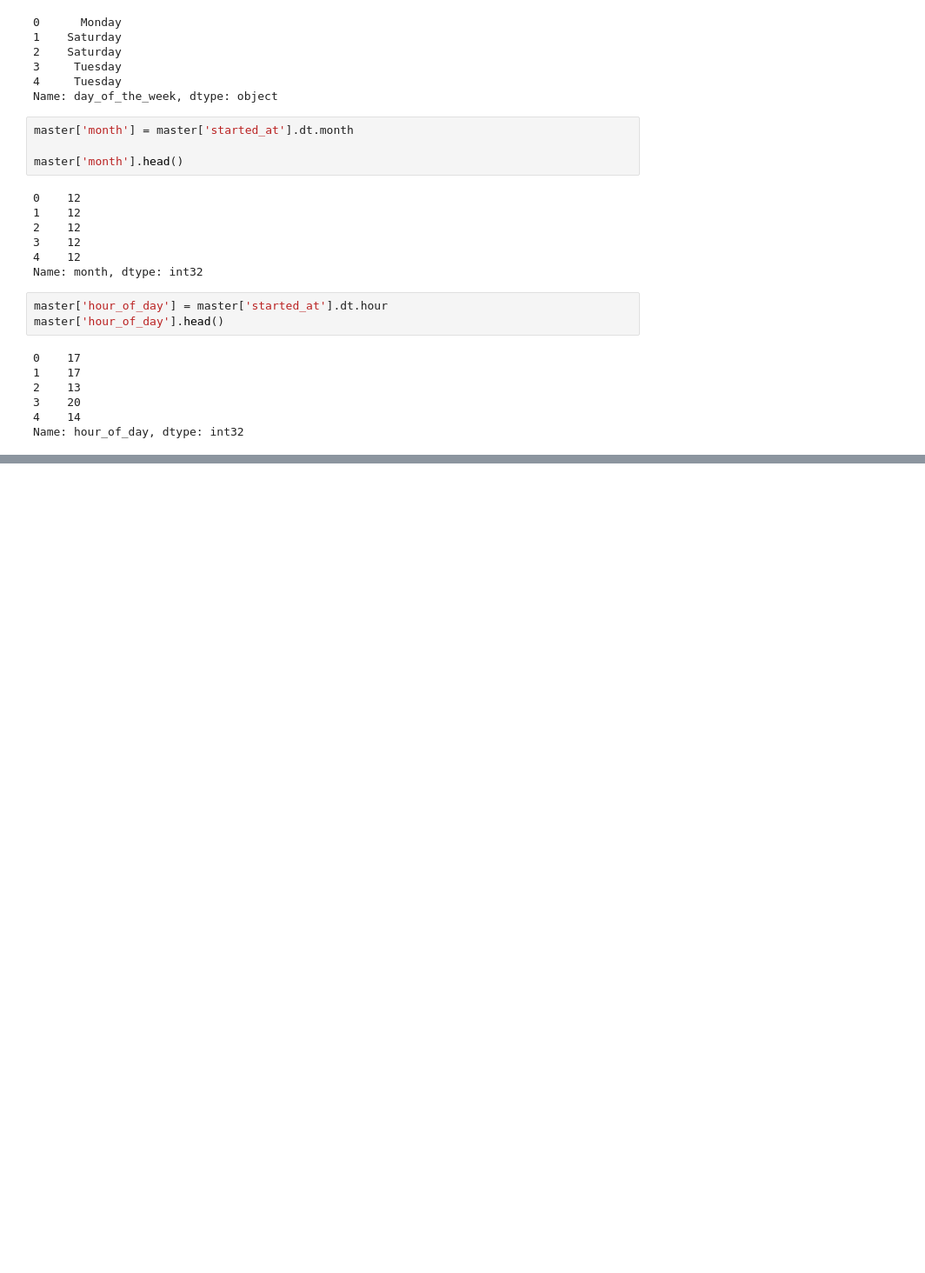
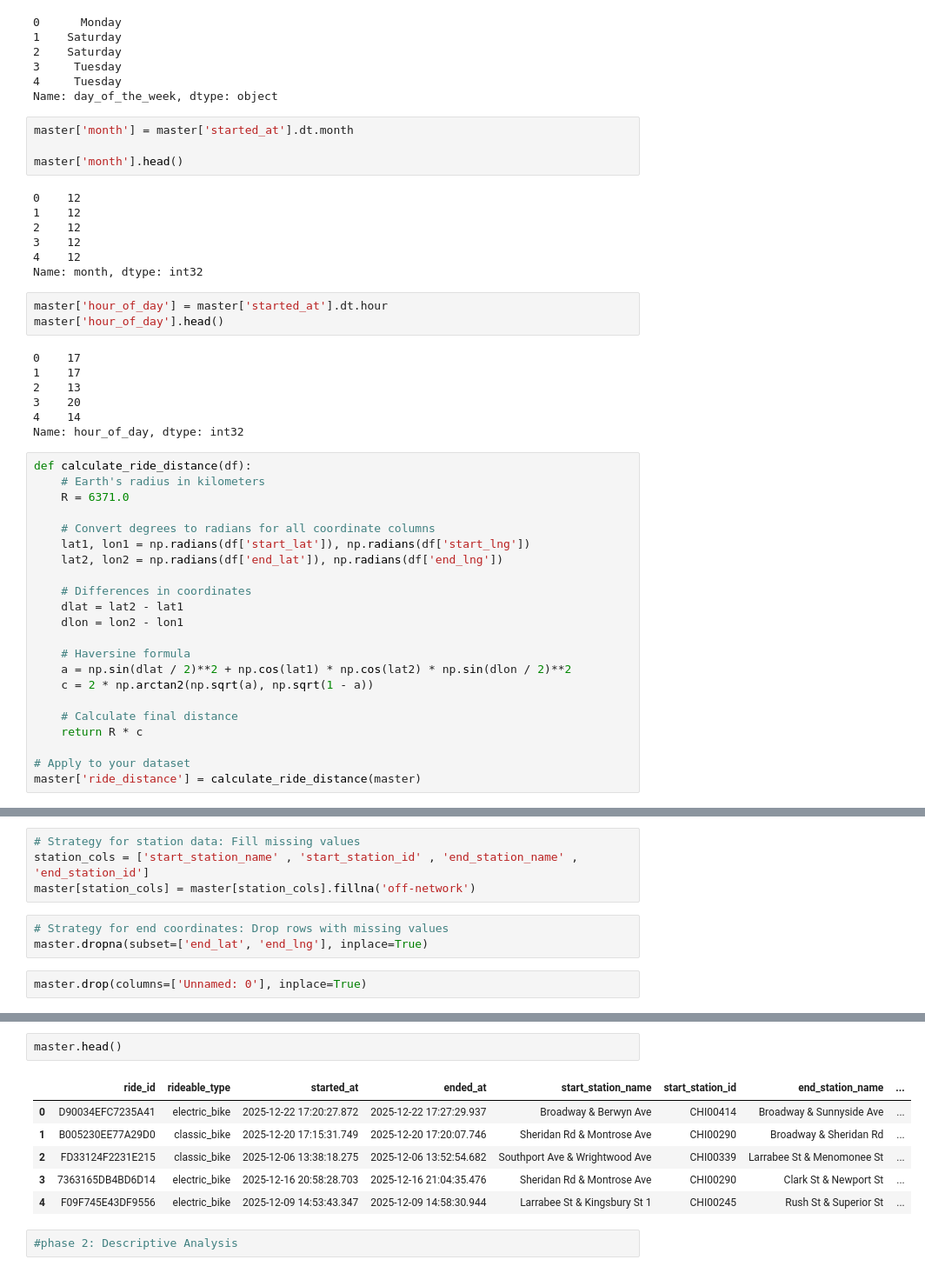
Before and after one commit to premsundar28/Cyclistic, a Jupyter notebook: master.ipynb, the cells around one changed output, grey strips where cells are left out. Shown at 87% size. Cells and saved outputs as stored; diff of their text form; blank space fills up the shorter version.

Commit message:
descriptive analysis started

```diff
--- a/master.ipynb
+++ b/master.ipynb
@@ -129,3 +129,25 @@ master['hour_of_day'].head()
 3    20
 4    14
 Name: hour_of_day, dtype: int32
+# %%
+def calculate_ride_distance(df):
+    # Earth's radius in kilometers
+    R = 6371.0
+
+    # Convert degrees to radians for all coordinate columns
+    lat1, lon1 = np.radians(df['start_lat']), np.radians(df['start_lng'])
+    lat2, lon2 = np.radians(df['end_lat']), np.radians(df['end_lng'])
+
+    # Differences in coordinates
+    dlat = lat2 - lat1
+    dlon = lon2 - lon1
+
+    # Haversine formula
+    a = np.sin(dlat / 2)**2 + np.cos(lat1) * np.cos(lat2) * np.sin(dlon / 2)**2
+    c = 2 * np.arctan2(np.sqrt(a), np.sqrt(1 - a))
+
+    # Calculate final distance
+    return R * c
+
+# Apply to your dataset
+master['ride_distance'] = calculate_ride_distance(master)
@@ -131,0 +184,9 @@ Name: hour_of_day, dtype: int32
+# %%
+# Strategy for station data: Fill missing values
+station_cols = ['start_station_name' , 'start_station_id' , 'end_station_name' , 'end_station_id']
+master[station_cols] = master[station_cols].fillna('off-network')
+# %%
+# Strategy for end coordinates: Drop rows with missing values
+master.dropna(subset=['end_lat', 'end_lng'], inplace=True)
+# %%
+master.drop(columns=['Unnamed: 0'], inplace=True)
@@ -131,0 +218,11 @@ Name: hour_of_day, dtype: int32
+# %%
+master.head()
+# %% [output]
+|  | ride_id | rideable_type | started_at | ended_at | start_station_name | start_station_id | end_station_name | ... |
+| 0 | D90034EFC7235A41 | electric_bike | 2025-12-22 17:20:27.872 | 2025-12-22 17:27:29.937 | Broadway & Berwyn Ave | CHI00414 | Broadway & Sunnyside Ave | ... |
+| 1 | B005230EE77A29D0 | classic_bike | 2025-12-20 17:15:31.749 | 2025-12-20 17:20:07.746 | Sheridan Rd & Montrose Ave | CHI00290 | Broadway & Sheridan Rd | ... |
+| 2 | FD33124F2231E215 | classic_bike | 2025-12-06 13:38:18.275 | 2025-12-06 13:52:54.682 | Southport Ave & Wrightwood Ave | CHI00339 | Larrabee St & Menomonee St | ... |
+| 3 | 7363165DB4BD6D14 | electric_bike | 2025-12-16 20:58:28.703 | 2025-12-16 21:04:35.476 | Sheridan Rd & Montrose Ave | CHI00290 | Clark St & Newport St | ... |
+| 4 | F09F745E43DF9556 | electric_bike | 2025-12-09 14:53:43.347 | 2025-12-09 14:58:30.944 | Larrabee St & Kingsbury St 1 | CHI00245 | Rush St & Superior St | ... |
+# %%
+#phase 2: Descriptive Analysis
```
Also changed, not shown: parts of 6 cells of this notebook.
